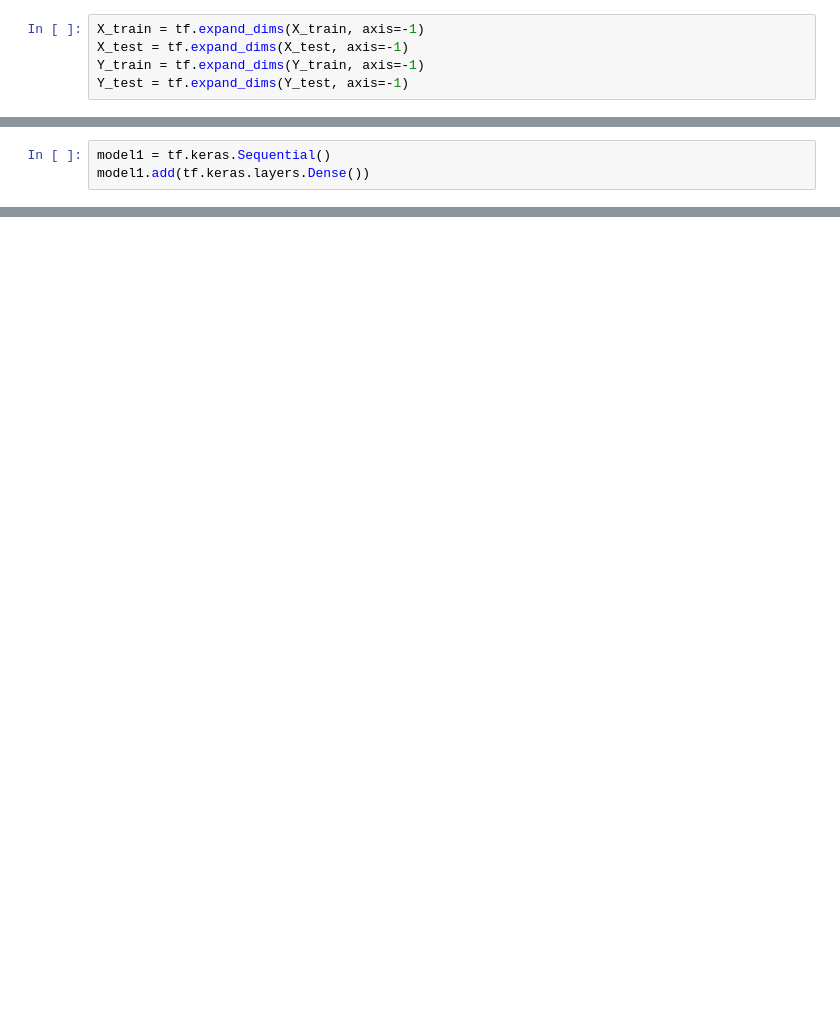
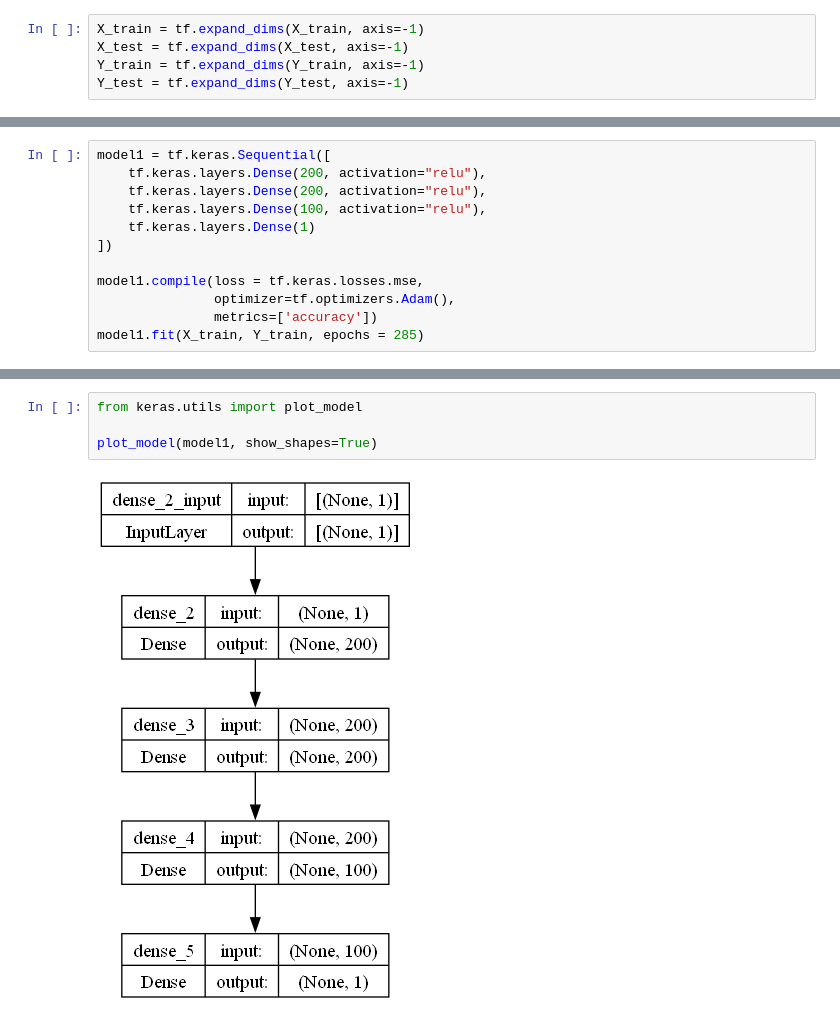
Before and after one commit to AkshadC/TensorFlow_Mastery_From_Udemy, a Jupyter notebook: NN_Regression.ipynb, the cells around one changed output, grey strips where cells are left out. Cells and saved outputs as stored; diff of their text form; blank space fills up the shorter version.

```diff
--- a/NN_Regression.ipynb
+++ b/NN_Regression.ipynb
@@ -157,3 +125,12 @@ plt.legend();
 # %%
-model1 = tf.keras.Sequential()
-model1.add(tf.keras.layers.Dense())
+model1 = tf.keras.Sequential([
+    tf.keras.layers.Dense(200, activation="relu"),
+    tf.keras.layers.Dense(200, activation="relu"),
+    tf.keras.layers.Dense(100, activation="relu"),
+    tf.keras.layers.Dense(1)
+])
+
+model1.compile(loss = tf.keras.losses.mse,
+               optimizer=tf.optimizers.Adam(),
+               metrics=['accuracy'])
+model1.fit(X_train, Y_train, epochs = 285)
@@ -159,0 +176,6 @@ model1.add(tf.keras.layers.Dense())
+# %%
+from keras.utils import plot_model
+
+plot_model(model1, show_shapes=True)
+# %% [output]
+[figure, added]
```
Also changed, not shown: parts of 19 cells of this notebook, 4 other files.
